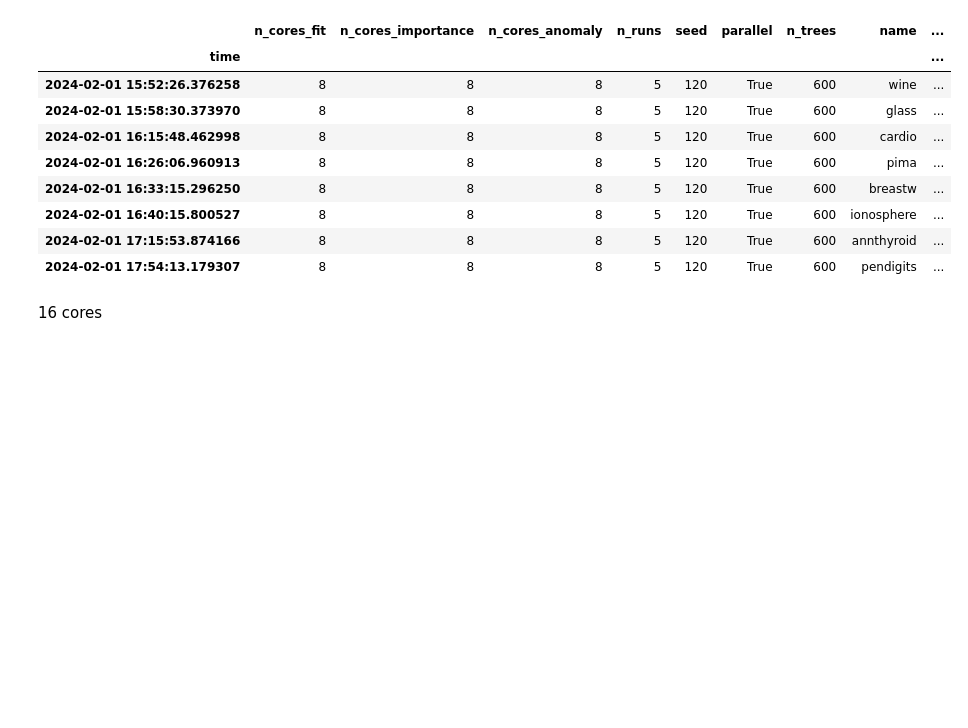
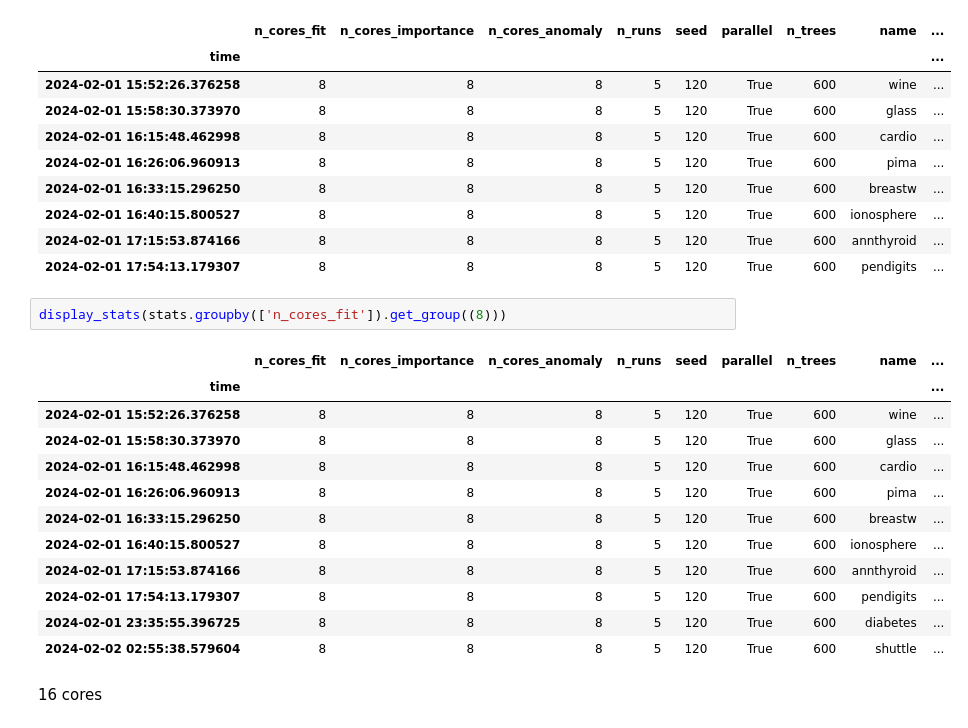
Before and after one commit to francesco-borsatti-unipd/ExIFFI, a Jupyter notebook: notebooks/Test_Parallel.ipynb, the cells around one changed output. Saved outputs shown, nothing was run; the diff lists cells and outputs as text; blank space fills up the shorter version.

```diff
--- a/notebooks/Test_Parallel.ipynb
+++ b/notebooks/Test_Parallel.ipynb
@@ -934,6 +931,21 @@ display_stats(stats.groupby(['n_cores_fit']).get_group((8)))
 | 2024-02-01 16:40:15.800527 | 8 | 8 | 8 | 5 | 120 | True | 600 | ionosphere | ... |
 | 2024-02-01 17:15:53.874166 | 8 | 8 | 8 | 5 | 120 | True | 600 | annthyroid | ... |
 | 2024-02-01 17:54:13.179307 | 8 | 8 | 8 | 5 | 120 | True | 600 | pendigits | ... |
+# %%
+display_stats(stats.groupby(['n_cores_fit']).get_group((8)))
+# %% [output]
+|  | n_cores_fit | n_cores_importance | n_cores_anomaly | n_runs | seed | parallel | n_trees | name | ... |
+| time |  |  |  |  |  |  |  |  | ... |
+| 2024-02-01 15:52:26.376258 | 8 | 8 | 8 | 5 | 120 | True | 600 | wine | ... |
+| 2024-02-01 15:58:30.373970 | 8 | 8 | 8 | 5 | 120 | True | 600 | glass | ... |
+| 2024-02-01 16:15:48.462998 | 8 | 8 | 8 | 5 | 120 | True | 600 | cardio | ... |
+| 2024-02-01 16:26:06.960913 | 8 | 8 | 8 | 5 | 120 | True | 600 | pima | ... |
+| 2024-02-01 16:33:15.296250 | 8 | 8 | 8 | 5 | 120 | True | 600 | breastw | ... |
+| 2024-02-01 16:40:15.800527 | 8 | 8 | 8 | 5 | 120 | True | 600 | ionosphere | ... |
+| 2024-02-01 17:15:53.874166 | 8 | 8 | 8 | 5 | 120 | True | 600 | annthyroid | ... |
+| 2024-02-01 17:54:13.179307 | 8 | 8 | 8 | 5 | 120 | True | 600 | pendigits | ... |
+| 2024-02-01 23:35:55.396725 | 8 | 8 | 8 | 5 | 120 | True | 600 | diabetes | ... |
+| 2024-02-02 02:55:38.579604 | 8 | 8 | 8 | 5 | 120 | True | 600 | shuttle | ... |
 # %% [markdown]
 16 cores
 # %%
```
Also changed, not shown: parts of 4 cells of this notebook.
